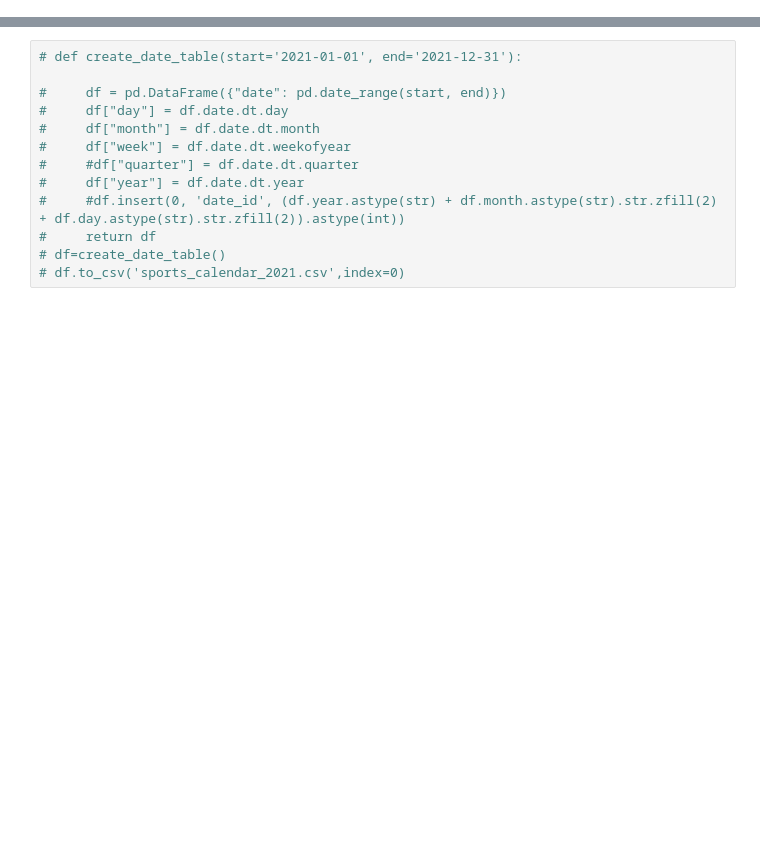
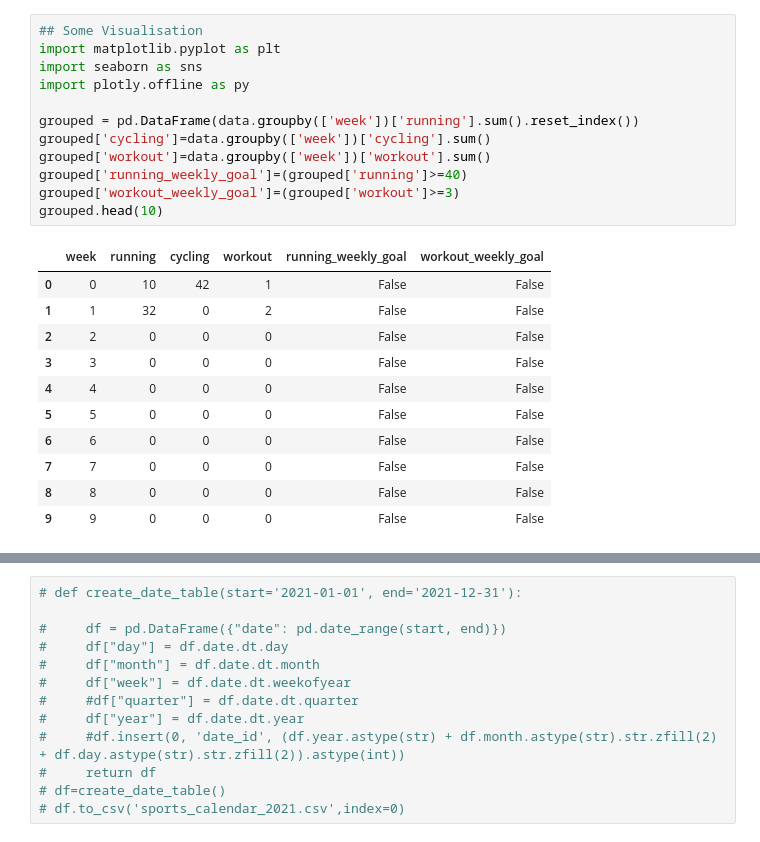
Before and after one commit to odartsi/Sports_analysis_2021, a Jupyter notebook: Sports_calendar_2021.ipynb, the cells around one changed output, grey strips where cells are left out. Drawn from its saved outputs; the diff is of its cells as text; blank space fills up the shorter version.

```diff
--- a/Sports_calendar_2021.ipynb
+++ b/Sports_calendar_2021.ipynb
@@ -21,2 +22,26 @@ data.head(10)
 | 8 | 2021-01-09 | 9 | 1 | 1 | 2021 | 0 | 0 | 0 |
 | 9 | 2021-01-10 | 10 | 1 | 1 | 2021 | 0 | 0 | 0 |
+# %%
+## Some Visualisation
+import matplotlib.pyplot as plt
+import seaborn as sns
+import plotly.offline as py
+
+grouped = pd.DataFrame(data.groupby(['week'])['running'].sum().reset_index())
+grouped['cycling']=data.groupby(['week'])['cycling'].sum()
+grouped['workout']=data.groupby(['week'])['workout'].sum()
+grouped['running_weekly_goal']=(grouped['running']>=40)
+grouped['workout_weekly_goal']=(grouped['workout']>=3)
+grouped.head(10)
+# %% [output]
+|  | week | running | cycling | workout | running_weekly_goal | workout_weekly_goal |
+| 0 | 0 | 10 | 42 | 1 | False | False |
+| 1 | 1 | 32 | 0 | 2 | False | False |
+| 2 | 2 | 0 | 0 | 0 | False | False |
+| 3 | 3 | 0 | 0 | 0 | False | False |
+| 4 | 4 | 0 | 0 | 0 | False | False |
+| 5 | 5 | 0 | 0 | 0 | False | False |
+| 6 | 6 | 0 | 0 | 0 | False | False |
+| 7 | 7 | 0 | 0 | 0 | False | False |
+| 8 | 8 | 0 | 0 | 0 | False | False |
+| 9 | 9 | 0 | 0 | 0 | False | False |
```
Also changed, not shown: parts of 6 cells of this notebook.
